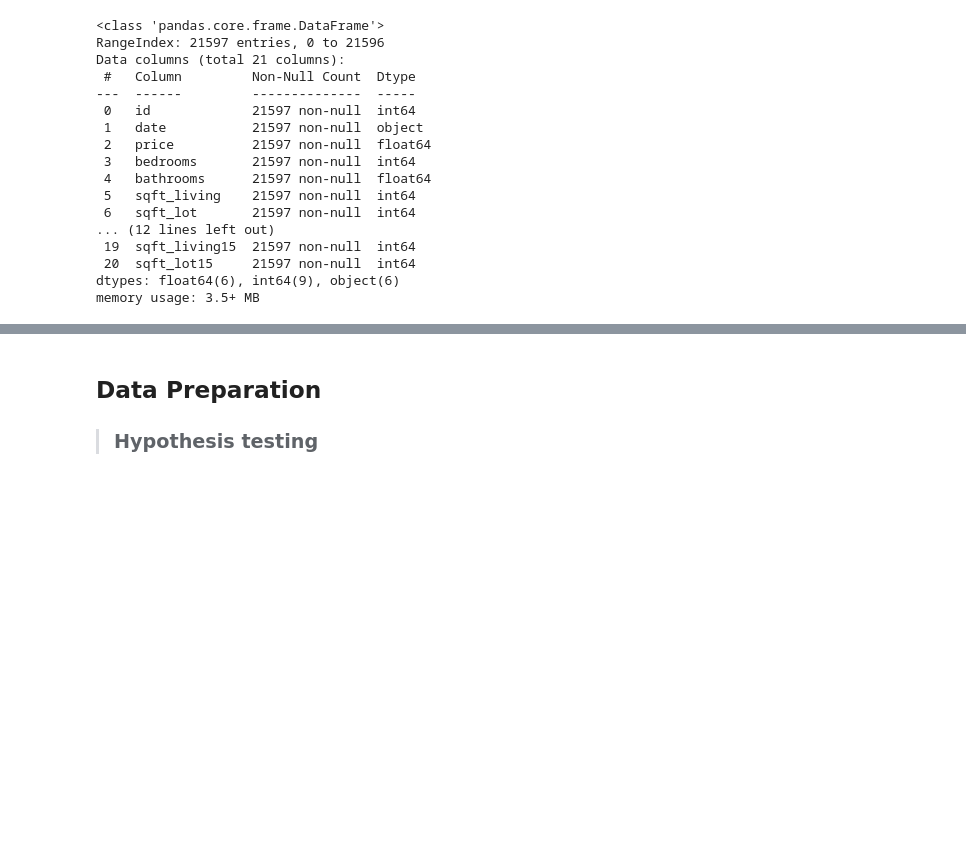
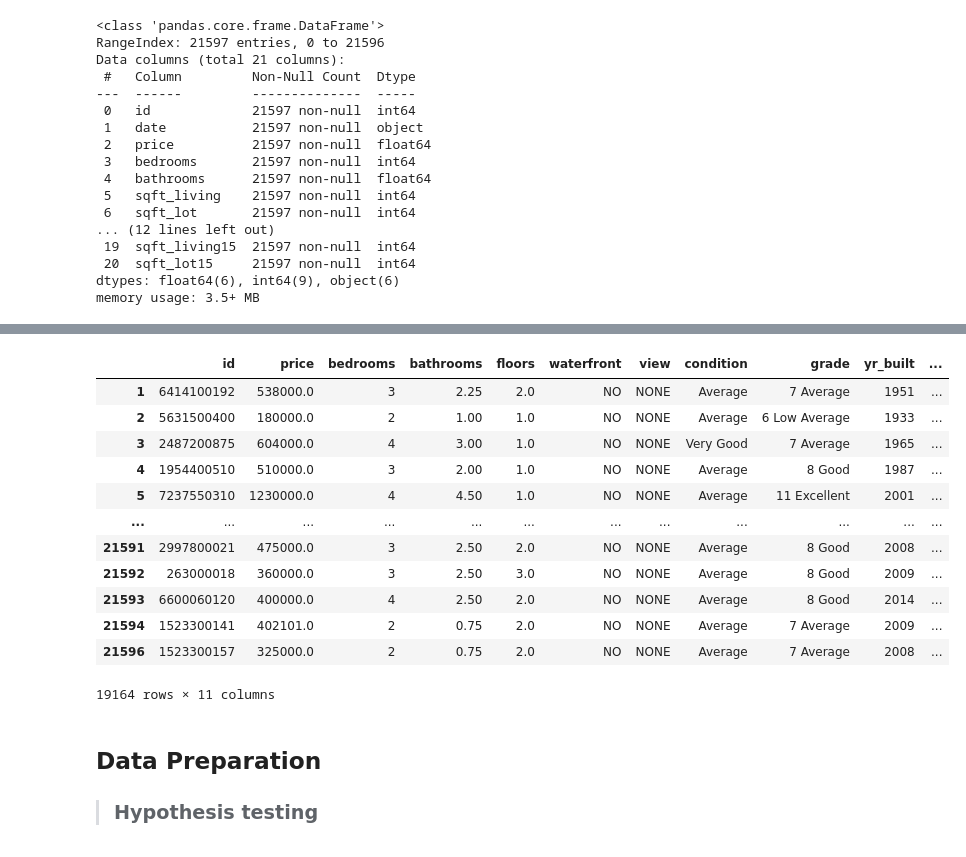
Before and after one commit to ngeny-brian/Phase-2-project, a Jupyter notebook: student.ipynb, the cells around one changed output, grey strips where cells are left out. Drawn from its saved outputs; the diff is of its cells as text; code cells hidden in the pictures; blank space fills up the shorter version.

```diff
--- a/student.ipynb
+++ b/student.ipynb
@@ -140,3 +290,21 @@ df
+# %%
+#create a new column age
+data['age'] = abs(data.loc[:, 'yr_built'] - 2015)
+data
+# %% [output]
+|  | id | price | bedrooms | bathrooms | floors | waterfront | view | condition | grade | yr_built | ... |
+| 1 | 6414100192 | 538000.0 | 3 | 2.25 | 2.0 | NO | NONE | Average | 7 Average | 1951 | ... |
+| 2 | 5631500400 | 180000.0 | 2 | 1.00 | 1.0 | NO | NONE | Average | 6 Low Average | 1933 | ... |
+| 3 | 2487200875 | 604000.0 | 4 | 3.00 | 1.0 | NO | NONE | Very Good | 7 Average | 1965 | ... |
+| 4 | 1954400510 | 510000.0 | 3 | 2.00 | 1.0 | NO | NONE | Average | 8 Good | 1987 | ... |
+| 5 | 7237550310 | 1230000.0 | 4 | 4.50 | 1.0 | NO | NONE | Average | 11 Excellent | 2001 | ... |
+| ... | ... | ... | ... | ... | ... | ... | ... | ... | ... | ... | ... |
+| 21591 | 2997800021 | 475000.0 | 3 | 2.50 | 2.0 | NO | NONE | Average | 8 Good | 2008 | ... |
+| 21592 | 263000018 | 360000.0 | 3 | 2.50 | 3.0 | NO | NONE | Average | 8 Good | 2009 | ... |
+| 21593 | 6600060120 | 400000.0 | 4 | 2.50 | 2.0 | NO | NONE | Average | 8 Good | 2014 | ... |
+| 21594 | 1523300141 | 402101.0 | 2 | 0.75 | 2.0 | NO | NONE | Average | 7 Average | 2009 | ... |
+| 21596 | 1523300157 | 325000.0 | 2 | 0.75 | 2.0 | NO | NONE | Average | 7 Average | 2008 | ... |
+19164 rows × 11 columns
 # %% [markdown]
 ## Data Preparation
 
```
Also changed, not shown: parts of 25 cells of this notebook.
